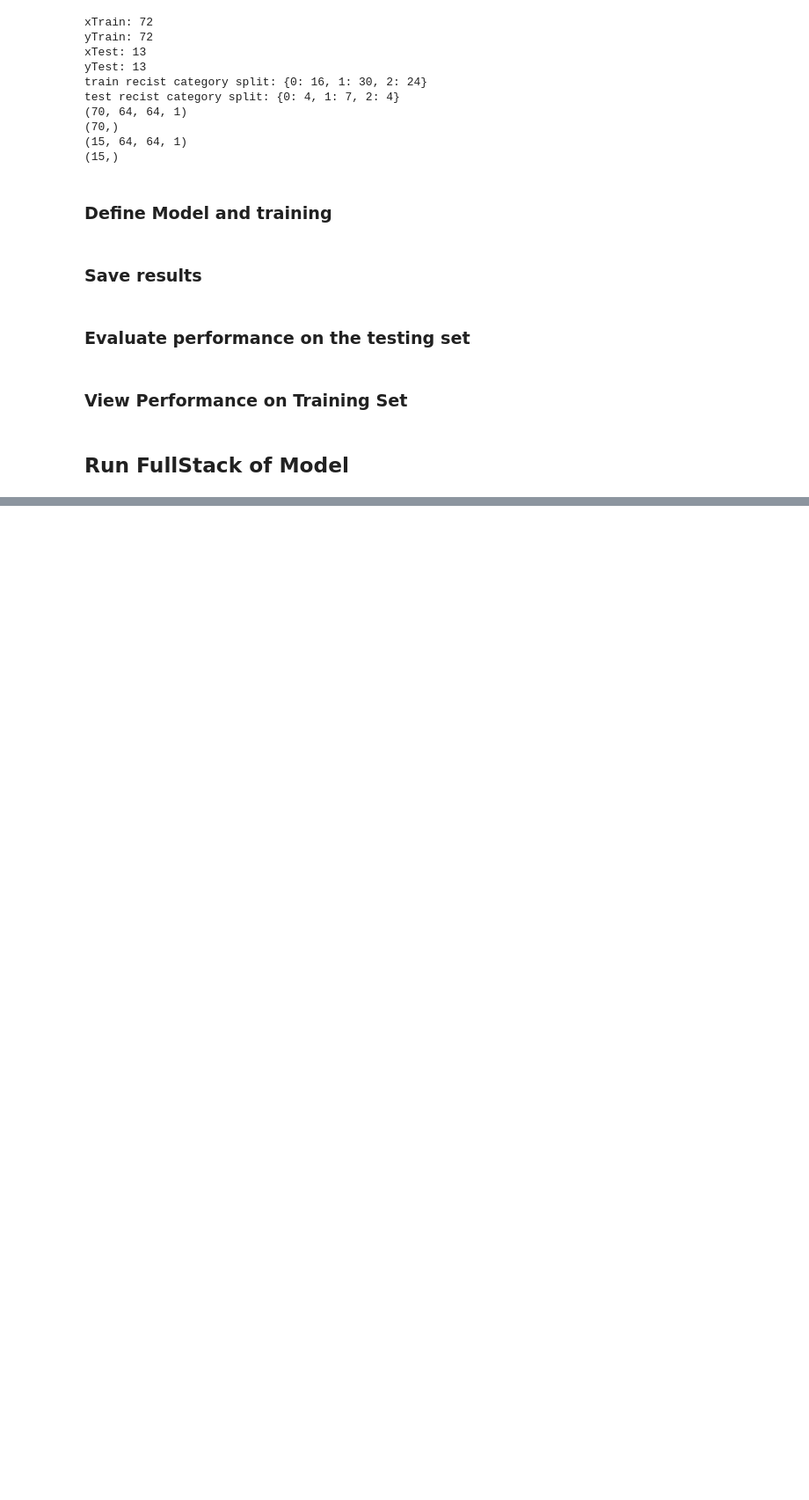
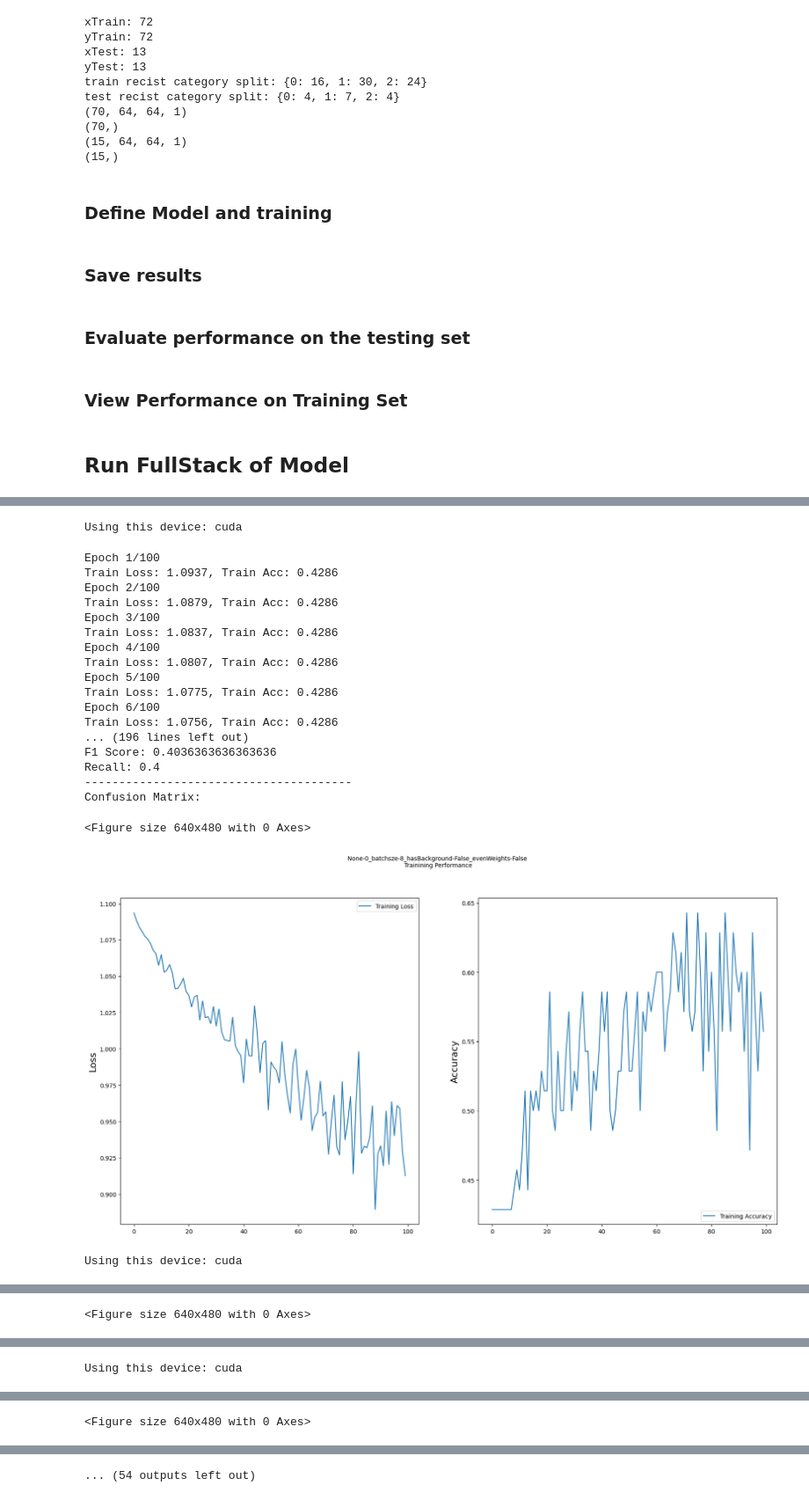
Before and after one commit to DaLawnChair/Pancreas-Cancer-Prognosis, a Jupyter notebook: imageSegmentationMultipleSingleSlice.ipynb, the cells around one changed output, grey strips where cells are left out. Shown at 88% size. Cells and saved outputs as stored; diff of their text form; code cells hidden in the pictures; blank space fills up the shorter version.

Commit message:
Updated model and allow for multi-transformation testing * Updated the model to have batchnormalization and dropout * Added in methods to make transform.compose objects to test different parameters

```diff
--- a/imageSegmentationMultipleSingleSlice.ipynb
+++ b/imageSegmentationMultipleSingleSlice.ipynb
@@ -902,10 +872,10 @@ def saveResults(testPathName, model, history, training_data_transforms, saveMode
         torch.save(model.state_dict(), testPathName+'/model.pt')
 
     #Save notebooks and scripts
-    if os.path.exists('imageSegmentationMultipleSingleSlice.py'):
-        shutil.copy('imageSegmentationMultipleSingleSlice.py',testPathName+'/convertedScript.py')
-    if os.path.exists('imageSegmentationMultipleSingleSlice.ipynb'):
-        shutil.copy('imageSegmentationMultipleSingleSlice.ipynb',testPathName+'/notebook.ipynb')
+    # if os.path.exists('imageSegmentationMultipleSingleSlice.py'):
+    #     shutil.copy('imageSegmentationMultipleSingleSlice.py',testPathName+'/convertedScript.py')
+    # if os.path.exists('imageSegmentationMultipleSingleSlice.ipynb'):
+    #     shutil.copy('imageSegmentationMultipleSingleSlice.ipynb',testPathName+'/notebook.ipynb')
 
     # Save transformations for easy access
     f = open(testPathName + '/training_data_transforms.txt', 'w')
@@ -1027,13 +996,14 @@ def averagePredictionTotals(predictions, numberOfTrials=5):
 
 
 #Runs all model evaluations steps
-def runModelFullStack(testPathName, testName):
-    trainingData, testingData, training_data_transforms = convertDataToLoaders()
+def runModelFullStack(testPathName, testName, trainingTransform=None, batchSize=8, numberOfEpochs=100):
+    trainingData, testingData, training_data_transforms = convertDataToLoaders(training_data_transforms = trainingTransform, batchSize=batchSize)
+
     model, criterion, optimizer = defineModel()
-    model, criterion, device, history = trainModel(model, criterion, optimizer, trainingData)
+    model, criterion, device, history = trainModel(model, criterion, optimizer, trainingData, numberOfEpochs)
     saveResults(testPathName, model, history, training_data_transforms, saveModel=False)
-    disp, accuracy, f1, recall, predictsTotal = evaluateModelOnTestSet(testPathName, model, testingData, criterion, device, showConfusionMatrix=False)
-    plotTraining(testPathName, testName, history, saveFigure=True, showResult=False)
+    disp, accuracy, f1, recall, predictsTotal = evaluateModelOnTestSet(testPathName, model, testingData, criterion, device, showConfusionMatrix=True)
+    plotTraining(testPathName, testName, history, saveFigure=True, showResult=True)
 
     return disp, accuracy, f1, recall, predictsTotal
 # %%
@@ -1209,0 +1132,55 @@ Recall: [0.24705882352941178, 0.03266406006115058, [0.23529411764705882, 0.29411
+# %%
+# Data augmentations
+
+from sklearn.model_selection import StratifiedKFold
+
+BATCHSIZE = 8
+NUM_EPOCHS = 100
+RandomHorizontalFlipProbablility = 0.5
+RandomVerticalFlipProbablility = 0.5
+RandomRotationAngle = 85
+
+hasBackground = False
+brightness = None
+# Should also consider brightness
+
+# Balance the classes used in the model
+class1Percentage = (0.3333/16)
+class2Percentage = (0.3333/30)
+class3Percentage = (0.3333/24)
+
+weightsForClasses = [class1Percentage / (class1Percentage+class2Percentage+class3Percentage) , class3Percentage / (class1Percentage+class2Percentage+class3Percentage), class3Percentage / (class1Percentage+class2Percentage+class3Percentage)]
+
+#Make all transforms that I am going to test:
+transformsTested = [
+    generateTransform(RandomRotationValue=0, RandomElaticTransform=[0.0,0.0], brightnessConstant=0, contrastConstant=0.0),
+    generateTransform(RandomRotationValue=0, RandomElaticTransform=[0.0,0.0], brightnessConstant=0.25, contrastConstant=0.0),
+    generateTransform(RandomRotationValue=0, RandomElaticTransform=[0.0,0.0], brightnessConstant=0.5, contrastConstant=0.0),
+    generateTransform(RandomRotationValue=0, RandomElaticTransform=[0.0,0.0], brightnessConstant=0.75, contrastConstant=0.0),
+    generateTransform(RandomRotationValue=0, RandomElaticTransform=[0.0,0.0], brightnessConstant=1.0, contrastConstant=0.0)
+]
+
+for i in range(len(transformsTested)):
+    generateKFoldsValidation('Brightness', getTransformValue(transformsTested[i], desiredTranform=transforms.ColorJitter, desiredTranformValue='brightness'), k=5,trainingTransform=transformsTested[i], batchSize=8)
+# %% [output]
+Using this device: cuda
+Epoch 1/100
+Train Loss: 1.0937, Train Acc: 0.4286
+Epoch 2/100
+Train Loss: 1.0879, Train Acc: 0.4286
+Epoch 3/100
+Train Loss: 1.0837, Train Acc: 0.4286
+Epoch 4/100
+Train Loss: 1.0807, Train Acc: 0.4286
+Epoch 5/100
+Train Loss: 1.0775, Train Acc: 0.4286
+Epoch 6/100
+Train Loss: 1.0756, Train Acc: 0.4286
+... (196 lines left out)
+F1 Score: 0.4036363636363636
+Recall: 0.4
+---------------------------------------
+Confusion Matrix:
+<Figure size 640x480 with 0 Axes>
+[figure, added]
+Using this device: cuda
@@ -1209,0 +1204 @@ Recall: [0.24705882352941178, 0.03266406006115058, [0.23529411764705882, 0.29411
+<Figure size 640x480 with 0 Axes>
@@ -1209,0 +1206 @@ Recall: [0.24705882352941178, 0.03266406006115058, [0.23529411764705882, 0.29411
+Using this device: cuda
@@ -1209,0 +1224 @@ Recall: [0.24705882352941178, 0.03266406006115058, [0.23529411764705882, 0.29411
+<Figure size 640x480 with 0 Axes>
@@ -1209,0 +1226 @@ Recall: [0.24705882352941178, 0.03266406006115058, [0.23529411764705882, 0.29411
+... (54 outputs left out)
```
Also changed, not shown: parts of 13 cells of this notebook, 1 other file.
